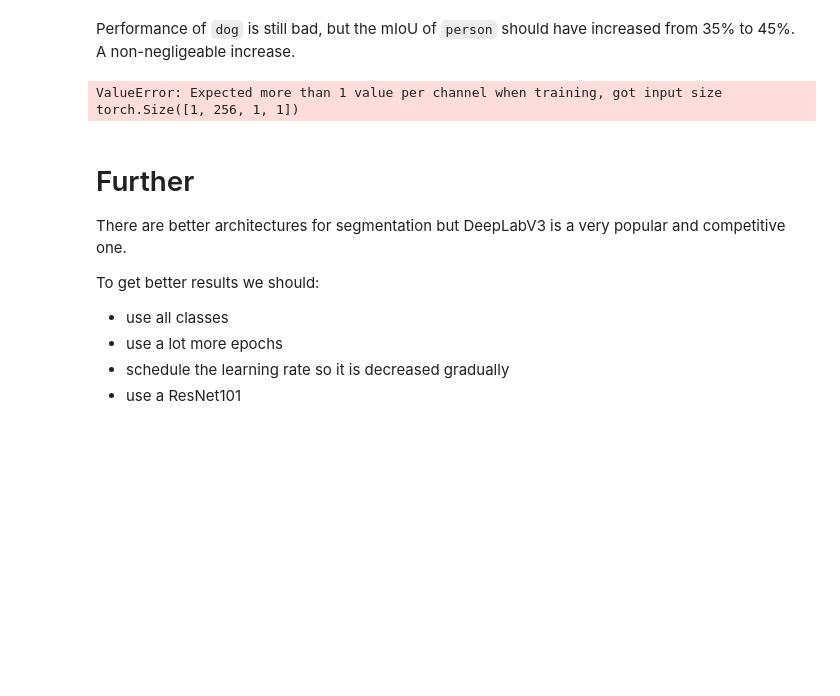
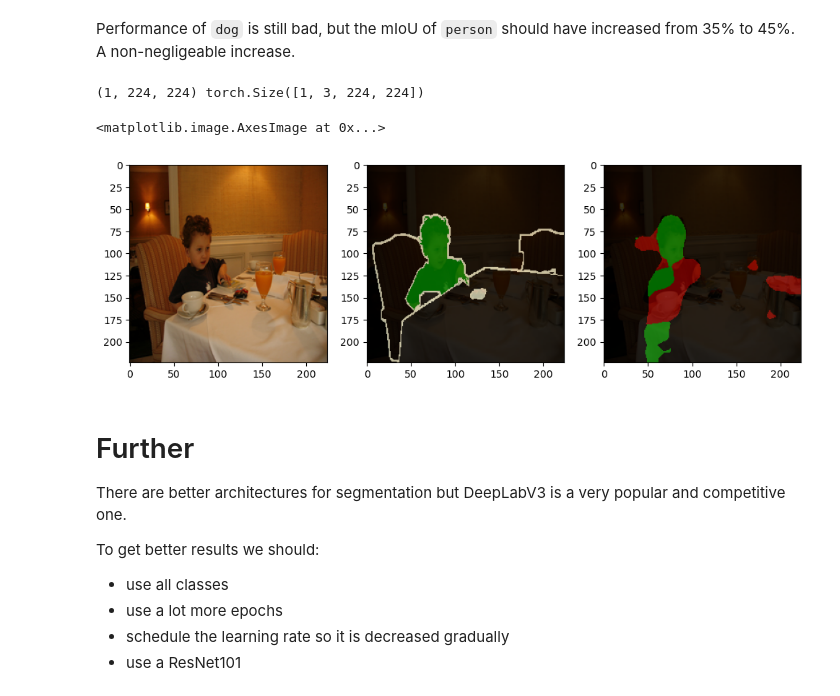
Before and after one commit to Coartix/MLopsProject, a Jupyter notebook: Segmentation_Deepcourse.ipynb, the cells around one changed output. Saved outputs shown, nothing was run; the diff lists cells and outputs as text; code cells hidden in the pictures; blank space fills up the shorter version.

Commit message:
train model impl

```diff
--- a/Segmentation_Deepcourse.ipynb
+++ b/Segmentation_Deepcourse.ipynb
@@ -813,26 +813,30 @@ Performance of `dog` is still bad, but the mIoU of `person` should have increase
 # %%
 index = 0
 path = val_paths[index]
 
 
 image = Image.open(f"VOCdevkit/VOC2012/JPEGImages/{path}.jpg").convert("RGB")
 image, target = val_transform(image, Image.open(f"VOCdevkit/VOC2012/SegmentationClass/{path}.png"))
+model.eval()  # Set the model to evaluation mode
 with torch.no_grad():
-  pred = model(image.cuda()[None]).cpu().argmax(dim=1).numpy().astype(np.uint8)
+    pred = model(image.cuda()[None]).cpu().argmax(dim=1).numpy().astype(np.uint8)
+
 
 target = target.numpy()
 image_jpg = Image.open(f"VOCdevkit/VOC2012/JPEGImages/{path}.jpg").resize((224, 224))
 
 print(pred.shape, image[None].shape)
 plt.figure(figsize=(12, 8))
 plt.subplot(1, 3, 1)
 plt.imshow(image_jpg)
 plt.subplot(1, 3, 2)
 plt.imshow(colorize(image_jpg, target[..., None]))
 plt.subplot(1, 3, 3)
 plt.imshow(colorize(image_jpg, pred[0][..., None]))
 # %% [output]
-ValueError: Expected more than 1 value per channel when training, got input size torch.Size([1, 256, 1, 1])
+(1, 224, 224) torch.Size([1, 3, 224, 224])
+<matplotlib.image.AxesImage at 0x...>
+[figure, added]
 # %% [markdown]
 # Further
 
```
Also changed, not shown: parts of 9 cells of this notebook, 6 other files.
